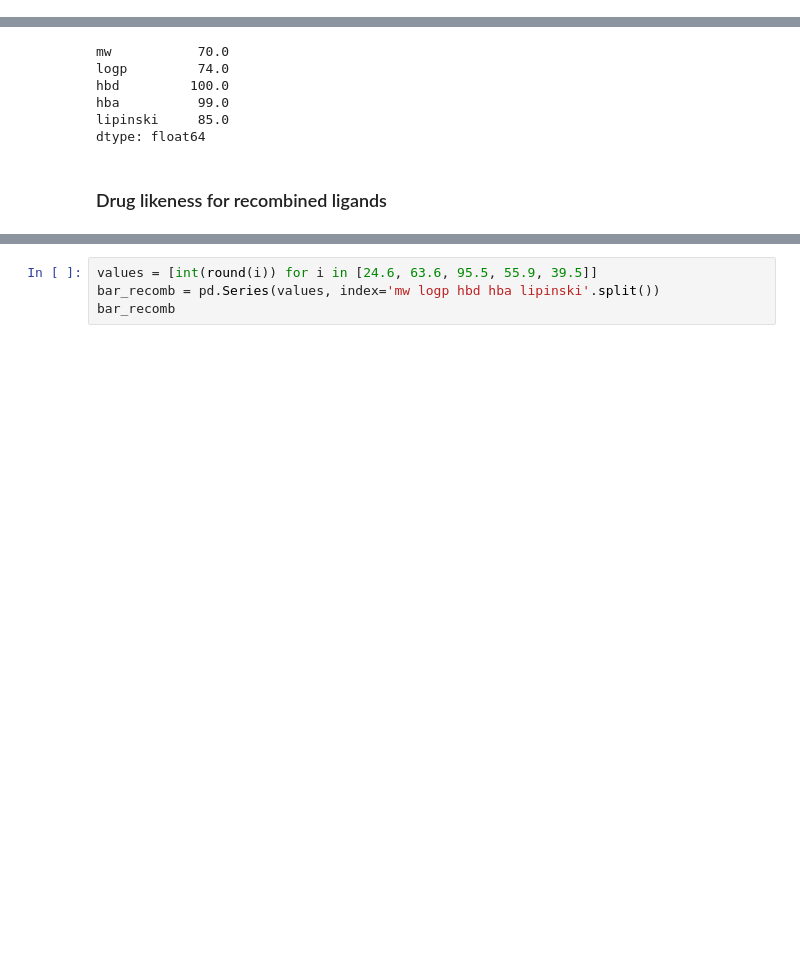
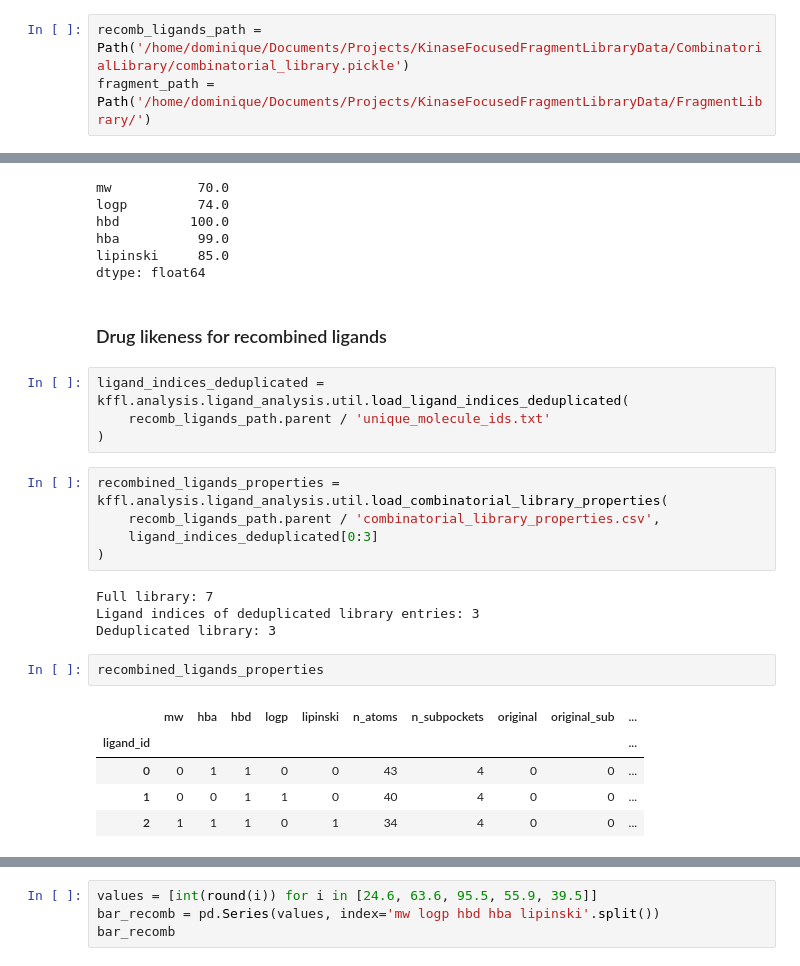
Before and after one commit to volkamerlab/KinaseFocusedFragmentLibrary, a Jupyter notebook: kinase_focused_fragment_library/analysis/ligand_analysis/drug_likeness.ipynb, the cells around one changed output, grey strips where cells are left out. Cells and saved outputs as stored; diff of their text form; blank space fills up the shorter version.

Commit message:
[WIP] Add loading of combinatorial library

```diff
--- a/kinase_focused_fragment_library/analysis/ligand_analysis/drug_likeness.ipynb
+++ b/kinase_focused_fragment_library/analysis/ligand_analysis/drug_likeness.ipynb
@@ -23,3 +27,6 @@ recomb_ligands_path = Path('/home/paula/Masterarbeit/CombinatorialLibrary_manusc
+# %%
+recomb_ligands_path = Path('/home/dominique/Documents/Projects/KinaseFocusedFragmentLibraryData/CombinatorialLibrary/combinatorial_library.pickle')
+fragment_path = Path('/home/dominique/Documents/Projects/KinaseFocusedFragmentLibraryData/FragmentLibrary/')
 # %% [markdown]
 ## Get drug-likeness
 # %% [markdown]
@@ -88,3 +95,24 @@ lipinski     85.0
 dtype: float64
 # %% [markdown]
 ### Drug likeness for recombined ligands
+# %%
+ligand_indices_deduplicated = kffl.analysis.ligand_analysis.util.load_ligand_indices_deduplicated(
+    recomb_ligands_path.parent / 'unique_molecule_ids.txt'
+)
+# %%
+recombined_ligands_properties = kffl.analysis.ligand_analysis.util.load_combinatorial_library_properties(
+    recomb_ligands_path.parent / 'combinatorial_library_properties.csv',
+    ligand_indices_deduplicated[0:3]
+)
+# %% [output]
+Full library: 7
+Ligand indices of deduplicated library entries: 3
+Deduplicated library: 3
+# %%
+recombined_ligands_properties
+# %% [output]
+|  | mw | hba | hbd | logp | lipinski | n_atoms | n_subpockets | original | original_sub | ... |
+| ligand_id |  |  |  |  |  |  |  |  |  | ... |
+| 0 | 0 | 1 | 1 | 0 | 0 | 43 | 4 | 0 | 0 | ... |
+| 1 | 0 | 0 | 1 | 1 | 0 | 40 | 4 | 0 | 0 | ... |
+| 2 | 1 | 1 | 1 | 0 | 1 | 34 | 4 | 0 | 0 | ... |
```
Also changed, not shown: parts of 6 cells of this notebook.
